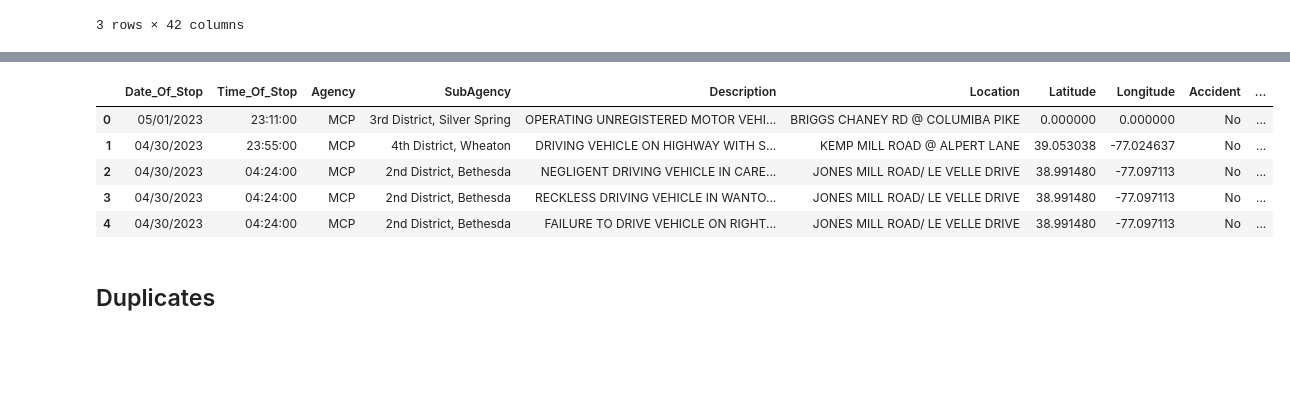
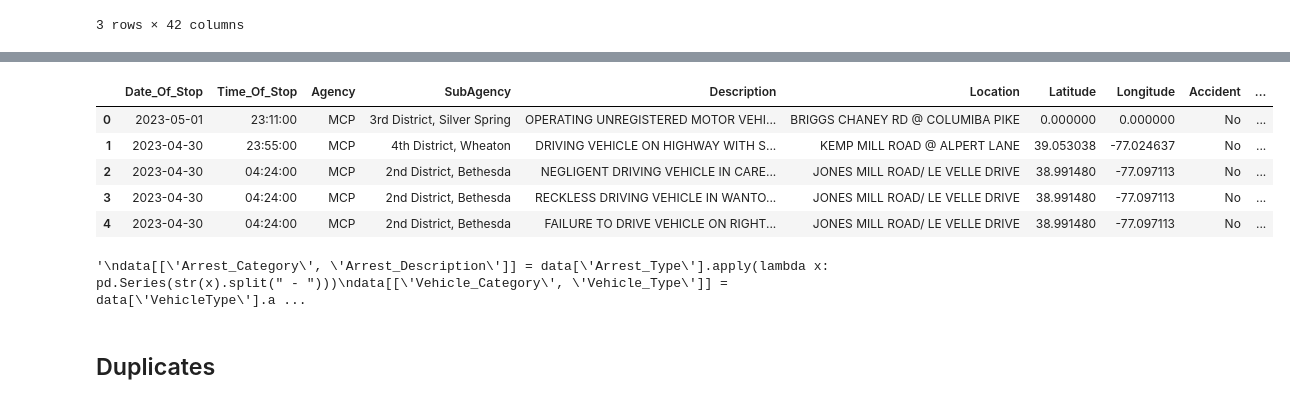
Before and after one commit to avariza/JAQLN-AI, a Jupyter notebook: tasks/EDA.ipynb, the cells around one changed output, grey strips where cells are left out. Cells and saved outputs as stored; diff of their text form; code cells hidden in the pictures; blank space fills up the shorter version.

```diff
--- a/tasks/EDA.ipynb
+++ b/tasks/EDA.ipynb
@@ -30,3 +30,6 @@ df.columns=['Date_Of_Stop','Time_Of_Stop','Agency','SubAgency','Description','Lo
 'Search_Arrest_Reason','State','VehicleType','Year','Make','Model','Color','Violation_Type',
 'Charge','Article','Contributed_To_Accident','Race','Gender','Driver_City','Driver_State','DL_State',
 'Arrest_Type', 'Geolocation']
+# %%
+pd.set_option('display.max_columns', None)
+df.head()
@@ -37,18 +73,24 @@ data.info()
 # %%
-data = df.copy()
-data['Date_Of_Stop'] = pd.to_datetime(data['Date_Of_Stop'])
-data['Year'] = pd.to_datetime(data['Year'])
 data['Time_Of_Stop'] = pd.to_datetime(data['Time_Of_Stop'], format='%H:%M:%S').dt.time
-del data['Geolocation']
+data['Day_of_Week'] = data['Date_Of_Stop'].dt.day_name()
+data['Hour_of_Day'] = data['Time_Of_Stop'].apply(lambda x: x.hour)
 pd.set_option('display.max_columns', None)
 data.head()
 # %% [output]
 |  | Date_Of_Stop | Time_Of_Stop | Agency | SubAgency | Description | Location | Latitude | Longitude | Accident | ... |
-| 0 | 05/01/2023 | 23:11:00 | MCP | 3rd District, Silver Spring | OPERATING UNREGISTERED MOTOR VEHI... | BRIGGS CHANEY RD @ COLUMIBA PIKE | 0.000000 | 0.000000 | No | ... |
-| 1 | 04/30/2023 | 23:55:00 | MCP | 4th District, Wheaton | DRIVING VEHICLE ON HIGHWAY WITH S... | KEMP MILL ROAD @ ALPERT LANE | 39.053038 | -77.024637 | No | ... |
-| 2 | 04/30/2023 | 04:24:00 | MCP | 2nd District, Bethesda | NEGLIGENT DRIVING VEHICLE IN CARE... | JONES MILL ROAD/ LE VELLE DRIVE | 38.991480 | -77.097113 | No | ... |
-| 3 | 04/30/2023 | 04:24:00 | MCP | 2nd District, Bethesda | RECKLESS DRIVING VEHICLE IN WANTO... | JONES MILL ROAD/ LE VELLE DRIVE | 38.991480 | -77.097113 | No | ... |
-| 4 | 04/30/2023 | 04:24:00 | MCP | 2nd District, Bethesda | FAILURE TO DRIVE VEHICLE ON RIGHT... | JONES MILL ROAD/ LE VELLE DRIVE | 38.991480 | -77.097113 | No | ... |
+| 0 | 2023-05-01 | 23:11:00 | MCP | 3rd District, Silver Spring | OPERATING UNREGISTERED MOTOR VEHI... | BRIGGS CHANEY RD @ COLUMIBA PIKE | 0.000000 | 0.000000 | No | ... |
+| 1 | 2023-04-30 | 23:55:00 | MCP | 4th District, Wheaton | DRIVING VEHICLE ON HIGHWAY WITH S... | KEMP MILL ROAD @ ALPERT LANE | 39.053038 | -77.024637 | No | ... |
+| 2 | 2023-04-30 | 04:24:00 | MCP | 2nd District, Bethesda | NEGLIGENT DRIVING VEHICLE IN CARE... | JONES MILL ROAD/ LE VELLE DRIVE | 38.991480 | -77.097113 | No | ... |
+| 3 | 2023-04-30 | 04:24:00 | MCP | 2nd District, Bethesda | RECKLESS DRIVING VEHICLE IN WANTO... | JONES MILL ROAD/ LE VELLE DRIVE | 38.991480 | -77.097113 | No | ... |
+| 4 | 2023-04-30 | 04:24:00 | MCP | 2nd District, Bethesda | FAILURE TO DRIVE VEHICLE ON RIGHT... | JONES MILL ROAD/ LE VELLE DRIVE | 38.991480 | -77.097113 | No | ... |
+# %%
+# Too heavy for my pc
+"""
+data[['Arrest_Category', 'Arrest_Description']] = data['Arrest_Type'].apply(lambda x: pd.Series(str(x).split(" - ")))
+data[['Vehicle_Category', 'Vehicle_Type']] = data['VehicleType'].apply(lambda x: pd.Series(str(x).split(" - ")))
+"""
+# %% [output]
+'\ndata[[\'Arrest_Category\', \'Arrest_Description\']] = data[\'Arrest_Type\'].apply(lambda x: pd.Series(str(x).split(" - ")))\ndata[[\'Vehicle_Category\', \'Vehicle_Type\']] = data[\'VehicleType\'].a ...
 # %% [markdown]
 ## Duplicates
 # %%
```
Also changed, not shown: parts of 23 cells of this notebook, 2 other files.
